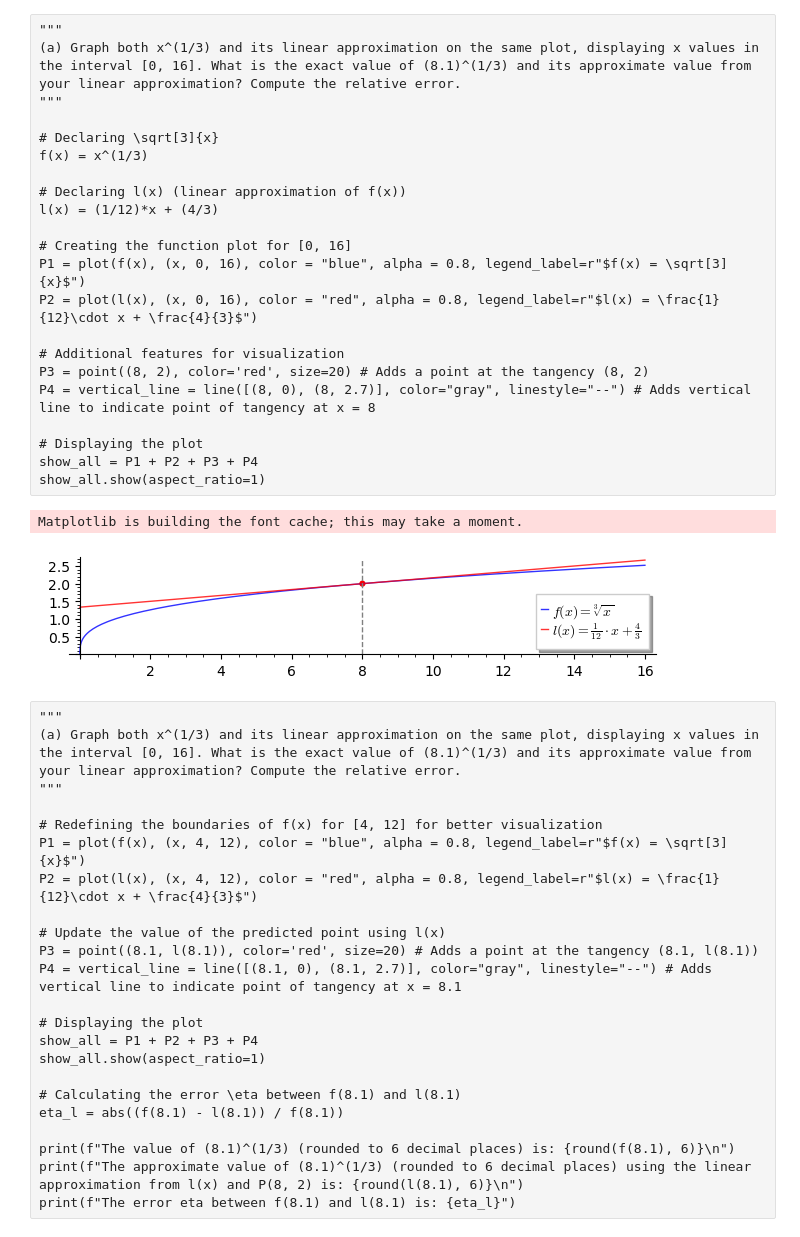
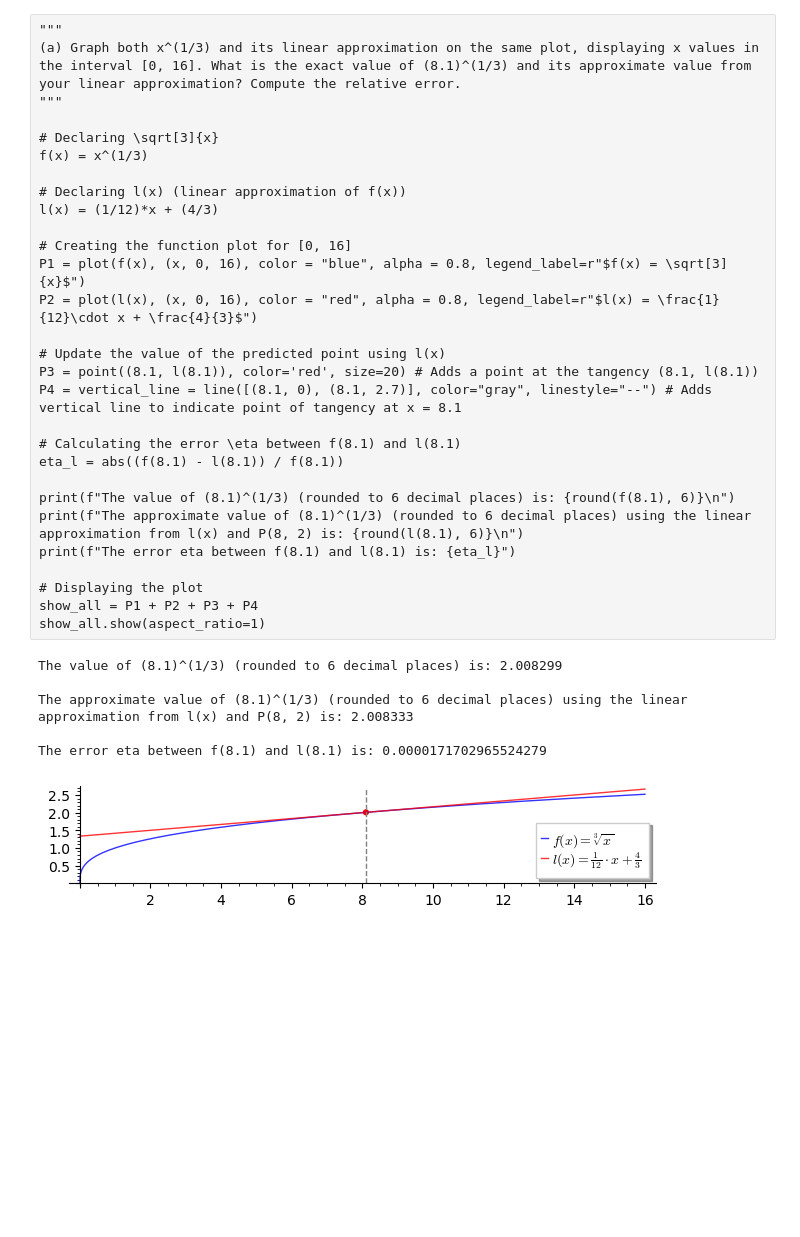
Before and after one commit to hammondutra/cs111_assignments, a Jupyter notebook: CS111-Skill-Builder-Week-4.ipynb, the cells around one changed output. Drawn from its saved outputs; the diff is of its cells as text; blank space fills up the shorter version.

```diff
--- a/CS111-Skill-Builder-Week-4.ipynb
+++ b/CS111-Skill-Builder-Week-4.ipynb
@@ -1,51 +1,39 @@
 # %%
 """
 (a) Graph both x^(1/3) and its linear approximation on the same plot, displaying x values in the interval [0, 16]. What is the exact value of (8.1)^(1/3) and its approximate value from your linear approximation? Compute the relative error.
 """
 
 # Declaring \sqrt[3]{x}
 f(x) = x^(1/3)
 
 # Declaring l(x) (linear approximation of f(x))
 l(x) = (1/12)*x + (4/3)
 
 # Creating the function plot for [0, 16]
 P1 = plot(f(x), (x, 0, 16), color = "blue", alpha = 0.8, legend_label=r"$f(x) = \sqrt[3]{x}$")
 P2 = plot(l(x), (x, 0, 16), color = "red", alpha = 0.8, legend_label=r"$l(x) = \frac{1}{12}\cdot x + \frac{4}{3}$")
 
-# Additional features for visualization
-P3 = point((8, 2), color='red', size=20) # Adds a point at the tangency (8, 2)
-P4 = vertical_line = line([(8, 0), (8, 2.7)], color="gray", linestyle="--") # Adds vertical line to indicate point of tangency at x = 8
+# Update the value of the predicted point using l(x)
+P3 = point((8.1, l(8.1)), color='red', size=20) # Adds a point at the tangency (8.1, l(8.1))
+P4 = vertical_line = line([(8.1, 0), (8.1, 2.7)], color="gray", linestyle="--") # Adds vertical line to indicate point of tangency at x = 8.1
+
+# Calculating the error \eta between f(8.1) and l(8.1)
+eta_l = abs((f(8.1) - l(8.1)) / f(8.1))
+
+print(f"The value of (8.1)^(1/3) (rounded to 6 decimal places) is: {round(f(8.1), 6)}\n")
+print(f"The approximate value of (8.1)^(1/3) (rounded to 6 decimal places) using the linear approximation from l(x) and P(8, 2) is: {round(l(8.1), 6)}\n")
+print(f"The error eta between f(8.1) and l(8.1) is: {eta_l}")
 
 # Displaying the plot
 show_all = P1 + P2 + P3 + P4
 show_all.show(aspect_ratio=1)
 # %% [output]
-Matplotlib is building the font cache; this may take a moment.
+The value of (8.1)^(1/3) (rounded to 6 decimal places) is: 2.008299
+
+The approximate value of (8.1)^(1/3) (rounded to 6 decimal places) using the linear approximation from l(x) and P(8, 2) is: 2.008333
+
+The error eta between f(8.1) and l(8.1) is: 0.0000171702965524279
-[figure, old version]
+[figure, new version]
-# %%
-"""
-(a) Graph both x^(1/3) and its linear approximation on the same plot, displaying x values in the interval [0, 16]. What is the exact value of (8.1)^(1/3) and its approximate value from your linear approximation? Compute the relative error.
-"""
-
-# Redefining the boundaries of f(x) for [4, 12] for better visualization
-P1 = plot(f(x), (x, 4, 12), color = "blue", alpha = 0.8, legend_label=r"$f(x) = \sqrt[3]{x}$")
-P2 = plot(l(x), (x, 4, 12), color = "red", alpha = 0.8, legend_label=r"$l(x) = \frac{1}{12}\cdot x + \frac{4}{3}$")
-
-# Update the value of the predicted point using l(x)
-P3 = point((8.1, l(8.1)), color='red', size=20) # Adds a point at the tangency (8.1, l(8.1))
-P4 = vertical_line = line([(8.1, 0), (8.1, 2.7)], color="gray", linestyle="--") # Adds vertical line to indicate point of tangency at x = 8.1
-
-# Displaying the plot
-show_all = P1 + P2 + P3 + P4
-show_all.show(aspect_ratio=1)
-
-# Calculating the error \eta between f(8.1) and l(8.1)
-eta_l = abs((f(8.1) - l(8.1)) / f(8.1))
-
-print(f"The value of (8.1)^(1/3) (rounded to 6 decimal places) is: {round(f(8.1), 6)}\n")
-print(f"The approximate value of (8.1)^(1/3) (rounded to 6 decimal places) using the linear approximation from l(x) and P(8, 2) is: {round(l(8.1), 6)}\n")
-print(f"The error eta between f(8.1) and l(8.1) is: {eta_l}")
 # %%
 """
 (b) Find a quadratic approximation to $f(x) = sqrt[3]{x}$ near $x=8$. Graph both $sqrt[3]{x}$, its linear approximation, and its quadratic approximation on the same plot (using the same scale as before). What is the approximate value of $sqrt[3]{8.1}$ from your quadratic approximation? Compute the relative error.
```
Also changed, not shown: parts of 3 cells of this notebook.
